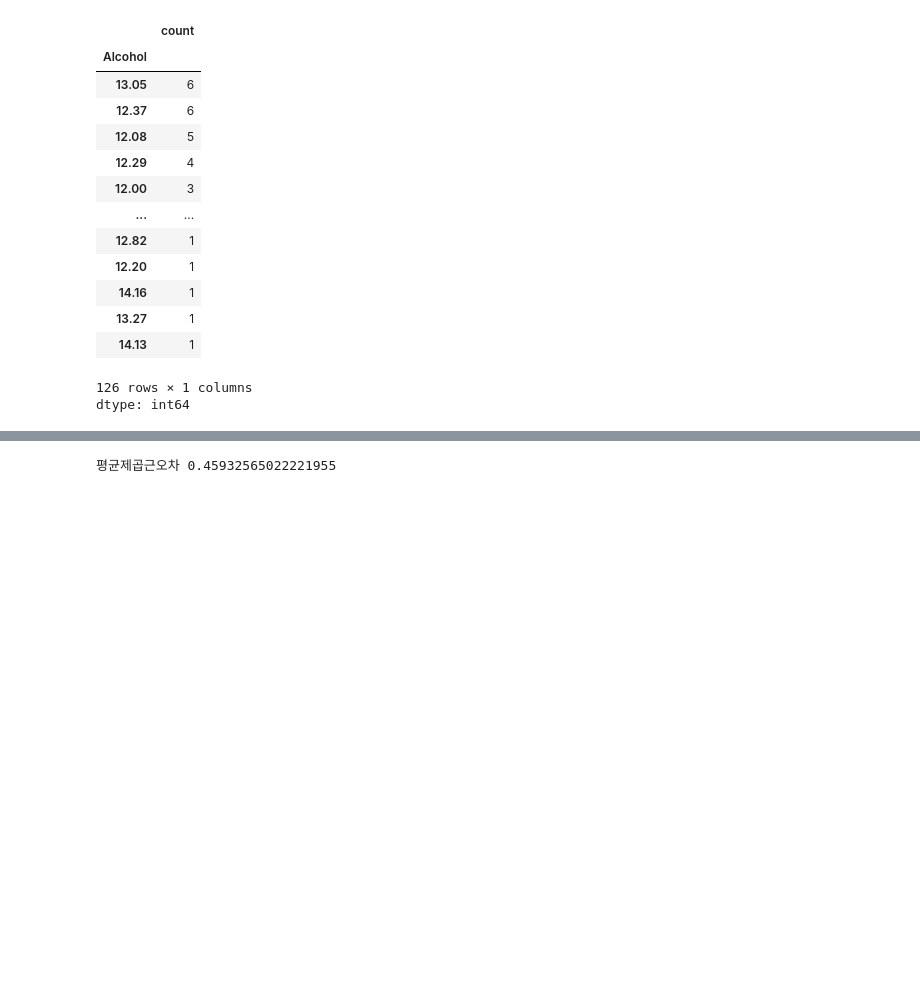
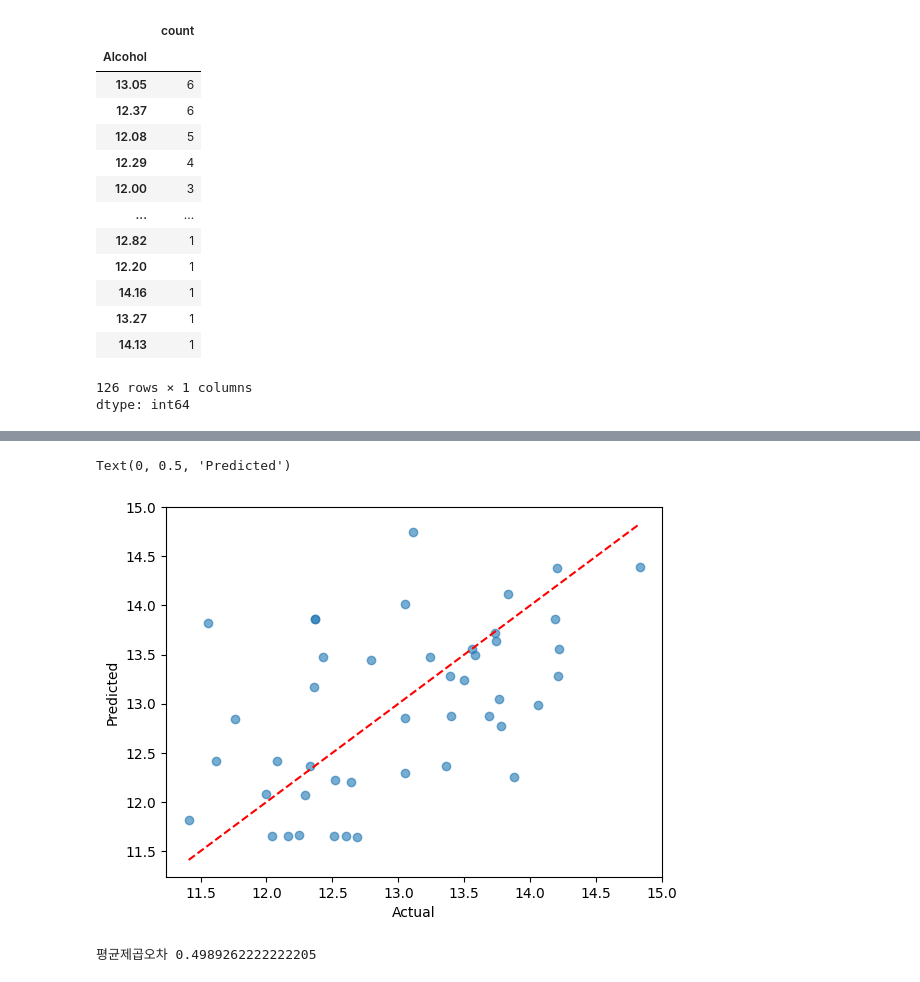
Before and after one commit to oh56566/AI_Class_Assignment, a Jupyter notebook: 2026-03-20_3주차/Wine_Reg.ipynb, the cells around one changed output, grey strips where cells are left out. Drawn from its saved outputs; the diff is of its cells as text; code cells hidden in the pictures; blank space fills up the shorter version.

```diff
--- a/2026-03-20_3주차/Wine_Reg.ipynb
+++ b/2026-03-20_3주차/Wine_Reg.ipynb
@@ -105,4 +131,14 @@ print('평균제곱근오차', mean_squared_error(dy_preds, y_test))
+# %%
+plt.scatter(y_test, dy_preds, alpha=0.6)
+plt.plot([y_test.min(), y_test.max()],
+         [y_test.min(), y_test.max()], 'r--')  # 완벽한 예측선
+plt.xlabel("Actual")
+plt.ylabel("Predicted")
+# %% [output]
+Text(0, 0.5, 'Predicted')
+[figure, added]
 # %%
+#-------RandomForestRegressor-------
 from sklearn.ensemble import RandomForestRegressor
 
 model = RandomForestRegressor()
@@ -111,6 +147,6 @@ model.fit(X_train, y_train)
 from sklearn.metrics import mean_squared_error
 
 ry_preds = model.predict(X_test)
-print('평균제곱근오차', mean_squared_error(ry_preds, y_test))
+print('평균제곱오차', mean_squared_error(ry_preds, y_test))
 # %% [output]
-평균제곱근오차 0.45932565022221955
+평균제곱오차 0.4989262222222205
```
Also changed, not shown: parts of 10 cells of this notebook, 1 other file.
